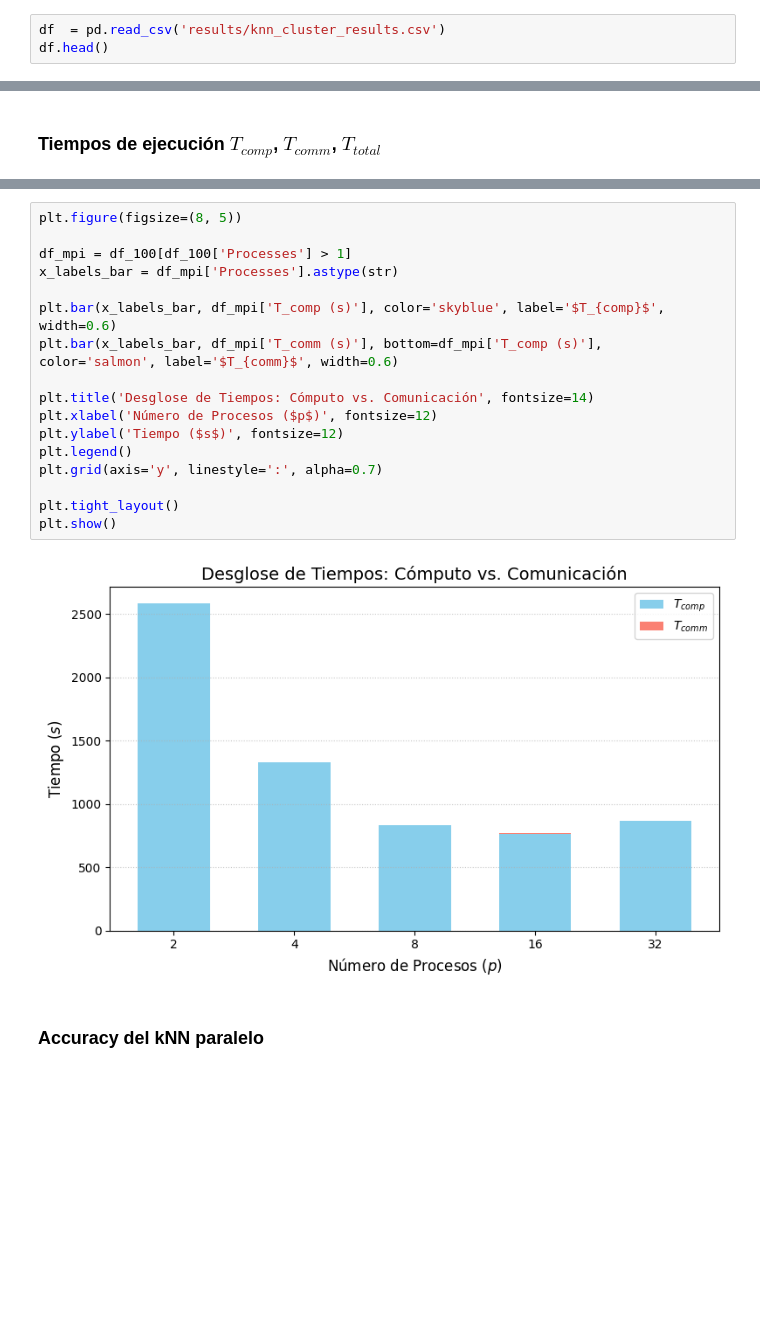
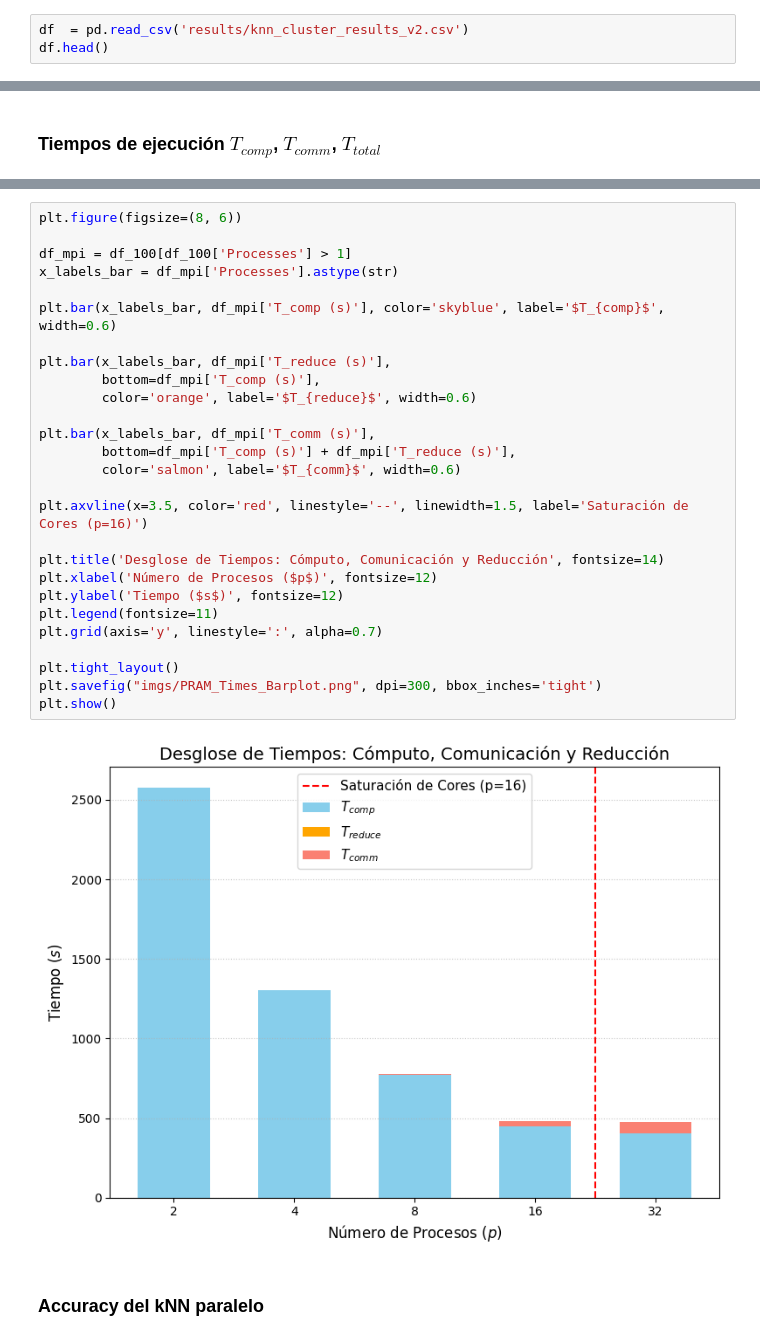
Before and after one commit to JoseFrancisc0/CPD_Proyecto5_kNN, a Jupyter notebook: analisis_cluster.ipynb, the cells around one changed output, grey strips where cells are left out. Saved outputs shown, nothing was run; the diff lists cells and outputs as text; blank space fills up the shorter version.

```diff
--- a/analisis_cluster.ipynb
+++ b/analisis_cluster.ipynb
@@ -6,6 +6,6 @@ import pandas as pd
 import matplotlib.pyplot as plt
 import matplotlib.cm as cm
 # %%
-df  = pd.read_csv('results/knn_cluster_results.csv')
+df  = pd.read_csv('results/knn_cluster_results_v2.csv')
 df.head()
 # %% [output]
@@ -59,22 +63,32 @@ plt.show()
 # %%
-plt.figure(figsize=(8, 5))
+plt.figure(figsize=(8, 6))
 
 df_mpi = df_100[df_100['Processes'] > 1]
 x_labels_bar = df_mpi['Processes'].astype(str)
 
 plt.bar(x_labels_bar, df_mpi['T_comp (s)'], color='skyblue', label='$T_{comp}$', width=0.6)
-plt.bar(x_labels_bar, df_mpi['T_comm (s)'], bottom=df_mpi['T_comp (s)'], color='salmon', label='$T_{comm}$', width=0.6)
 
-plt.title('Desglose de Tiempos: Cómputo vs. Comunicación', fontsize=14)
+plt.bar(x_labels_bar, df_mpi['T_reduce (s)'],
+        bottom=df_mpi['T_comp (s)'],
+        color='orange', label='$T_{reduce}$', width=0.6)
+
+plt.bar(x_labels_bar, df_mpi['T_comm (s)'],
+        bottom=df_mpi['T_comp (s)'] + df_mpi['T_reduce (s)'],
+        color='salmon', label='$T_{comm}$', width=0.6)
+
+plt.axvline(x=3.5, color='red', linestyle='--', linewidth=1.5, label='Saturación de Cores (p=16)')
+
+plt.title('Desglose de Tiempos: Cómputo, Comunicación y Reducción', fontsize=14)
 plt.xlabel('Número de Procesos ($p$)', fontsize=12)
 plt.ylabel('Tiempo ($s$)', fontsize=12)
-plt.legend()
+plt.legend(fontsize=11)
 plt.grid(axis='y', linestyle=':', alpha=0.7)
 
 plt.tight_layout()
+plt.savefig("imgs/PRAM_Times_Barplot.png", dpi=300, bbox_inches='tight')
 plt.show()
 # %% [output]
-[figure, old version]
+[figure, new version]
 # %% [markdown]
 ### Accuracy del kNN paralelo
 # %%
```
Also changed, not shown: parts of 14 cells of this notebook, 11 other files.
